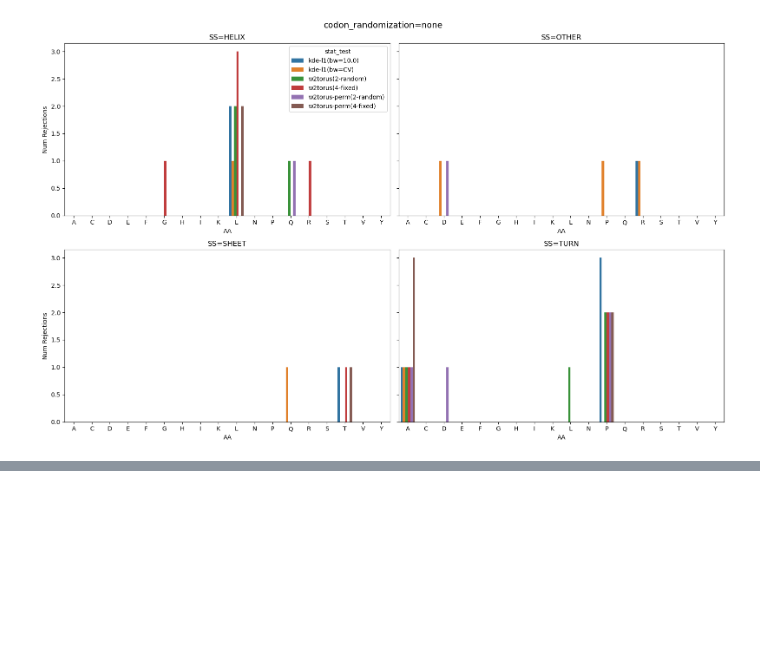
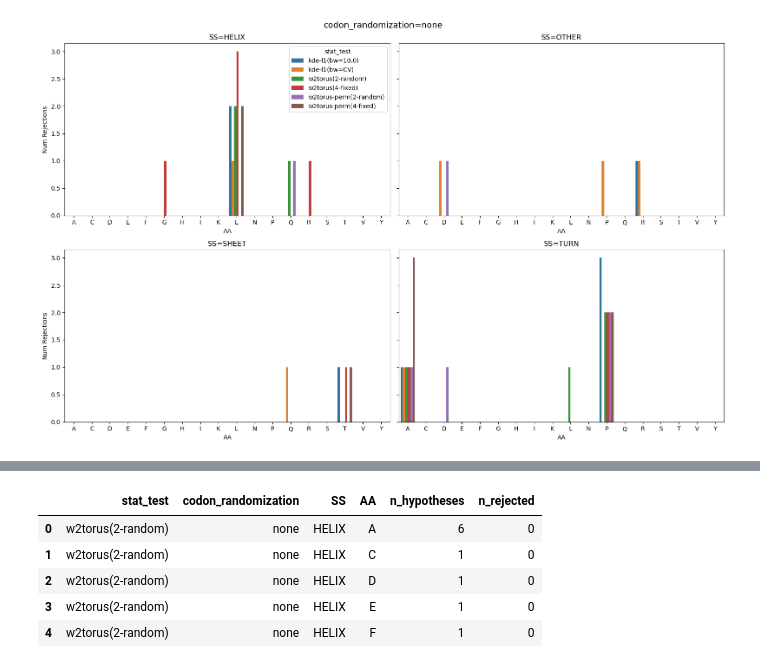
Before and after one commit to vistalab-technion/pp5, a Jupyter notebook: notebooks/w2torus-analysis.ipynb, the cells around one changed output, grey strips where cells are left out. Saved outputs shown, nothing was run; the diff lists cells and outputs as text; code cells hidden in the pictures; blank space fills up the shorter version.

```diff
--- a/notebooks/w2torus-analysis.ipynb
+++ b/notebooks/w2torus-analysis.ipynb
@@ -660,0 +684,48 @@ for randomization_type in ALL_RAND_TYPES:
+# %%
+# ── Per-AA rejection counts under the global (across-AA) BH threshold ────────
+# The global BH was applied to all 87 codon pairs within each (stat_test,
+# randomization, SS) group. Here we re-use the resulting threshold to count,
+# for each amino acid separately, how many of its pairs were rejected.
+# This gives a per-AA breakdown that is directly comparable to df_rejections_aa
+# (where the threshold was determined within each AA independently).
+
+_global_bh_thresh = df_rejections.set_index(["stat_test", "codon_randomization", "SS"])[
+    "bh_pvalue_threshold"
+]
+
+_rejections_aa_global_entries = []
+for (stat_test_name, randomization_type, ss), df_group in df_all_pvals.groupby(
+    by=["stat_test", "codon_randomization", "condition_group"], sort=False
+):
+    # Global BH threshold for this (stat_test, randomization, SS) group
+    p_thresh = _global_bh_thresh.loc[(stat_test_name, randomization_type, ss)]
+
+    # Derive the AA letter directly from df_group as a numpy array to avoid
+    # index-alignment errors (df_all_pvals has non-unique integer indices because
+    # it was built with pd.concat without ignore_index=True).
+    aa_arr = df_group["subgroup1"].str.get(0).values  # numpy array of AA letters
+    pval_arr = df_group["pval"].values  # numpy array of p-values
+
+    for aa in np.unique(aa_arr):
+        mask = aa_arr == aa
+        pvals = pval_arr[mask]
+        _rejections_aa_global_entries.append(
+            {
+                "stat_test": stat_test_name,
+                "codon_randomization": randomization_type,
+                "SS": ss,
+                "AA": aa,
+                "n_hypotheses": len(pvals),
+                "n_rejected": int(np.sum(pvals <= p_thresh)),
+            }
+        )
+
+df_rejections_aa_global = pd.DataFrame(_rejections_aa_global_entries)
+df_rejections_aa_global.head()
+# %% [output]
+|  | stat_test | codon_randomization | SS | AA | n_hypotheses | n_rejected |
+| 0 | w2torus(2-random) | none | HELIX | A | 6 | 0 |
+| 1 | w2torus(2-random) | none | HELIX | C | 1 | 0 |
+| 2 | w2torus(2-random) | none | HELIX | D | 1 | 0 |
+| 3 | w2torus(2-random) | none | HELIX | E | 1 | 0 |
+| 4 | w2torus(2-random) | none | HELIX | F | 1 | 0 |
```
Also changed, not shown: parts of 18 cells of this notebook.
